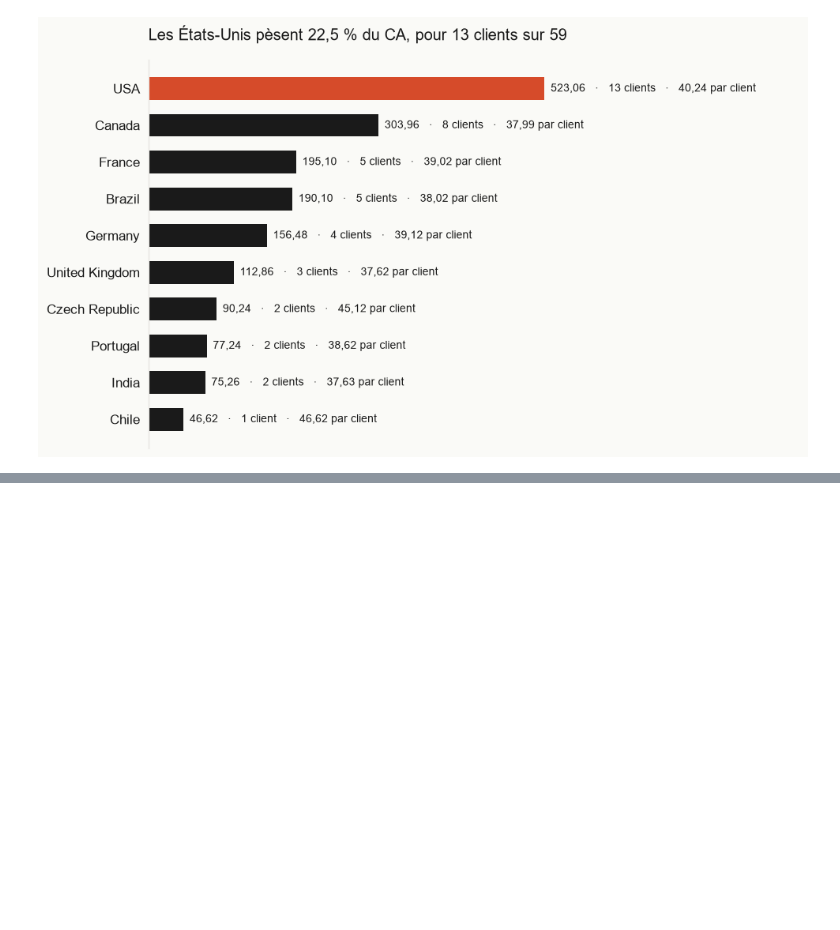
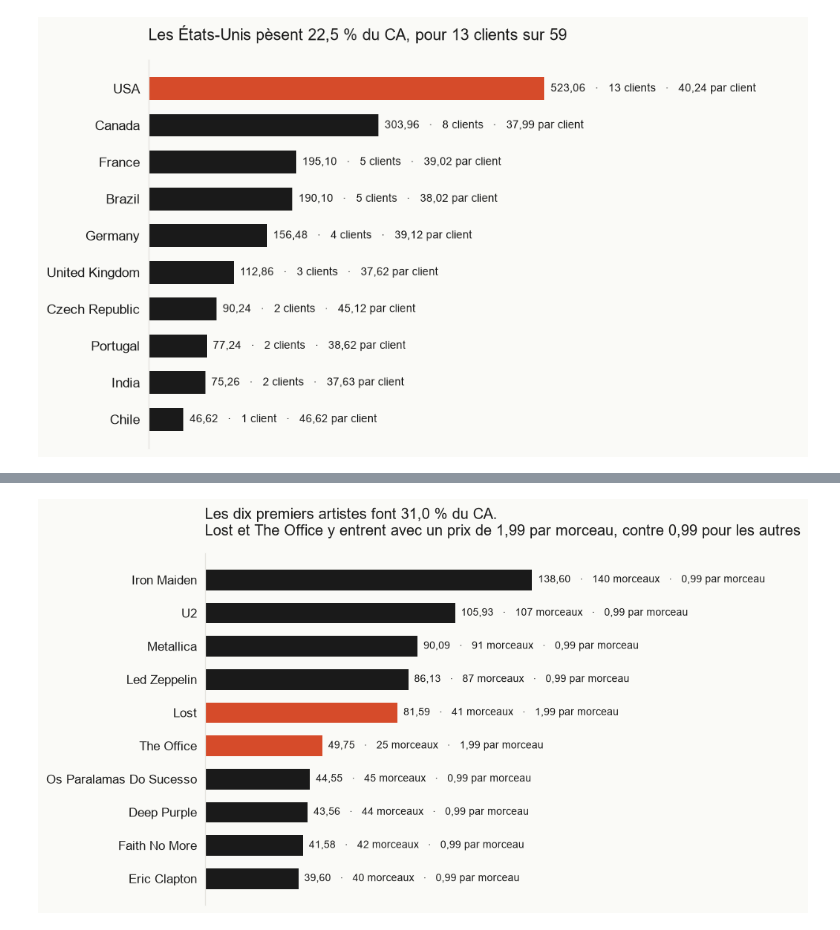
Before and after one commit to iitsh/sql-python-chinook, a Jupyter notebook: notebooks/analyse_ventes.ipynb, the cells around one changed output, grey strips where cells are left out. Cells and saved outputs as stored; diff of their text form; code cells hidden in the pictures; blank space fills up the shorter version.

```diff
--- a/notebooks/analyse_ventes.ipynb
+++ b/notebooks/analyse_ventes.ipynb
@@ -140,0 +196,13 @@ plt.show()
+# %%
+artistes = run("05_ca_par_artiste.sql")
+artistes["prix_moyen"] = artistes["chiffre_affaires"] / artistes["morceaux_vendus"]
+
+textes = [f"{fr(r.chiffre_affaires)}   ·   {int(r.morceaux_vendus)} morceaux   ·   {fr(r.prix_moyen)} par morceau"
+          for r in artistes.itertuples()]
+couleurs = [ACCENT if p > 1.5 else INK for p in artistes["prix_moyen"]]
+
+barres_h(artistes["artiste"], artistes["chiffre_affaires"], textes, couleurs,
+         "Les dix premiers artistes font 31,0 % du CA.\nLost et The Office y entrent avec un prix de 1,99 par morceau, contre 0,99 pour les autres",
+         "05_ca_par_artiste.png", xmax=250)
+# %% [output]
+[figure, added]
```
Also changed, not shown: parts of 4 cells of this notebook, 6 other files.
